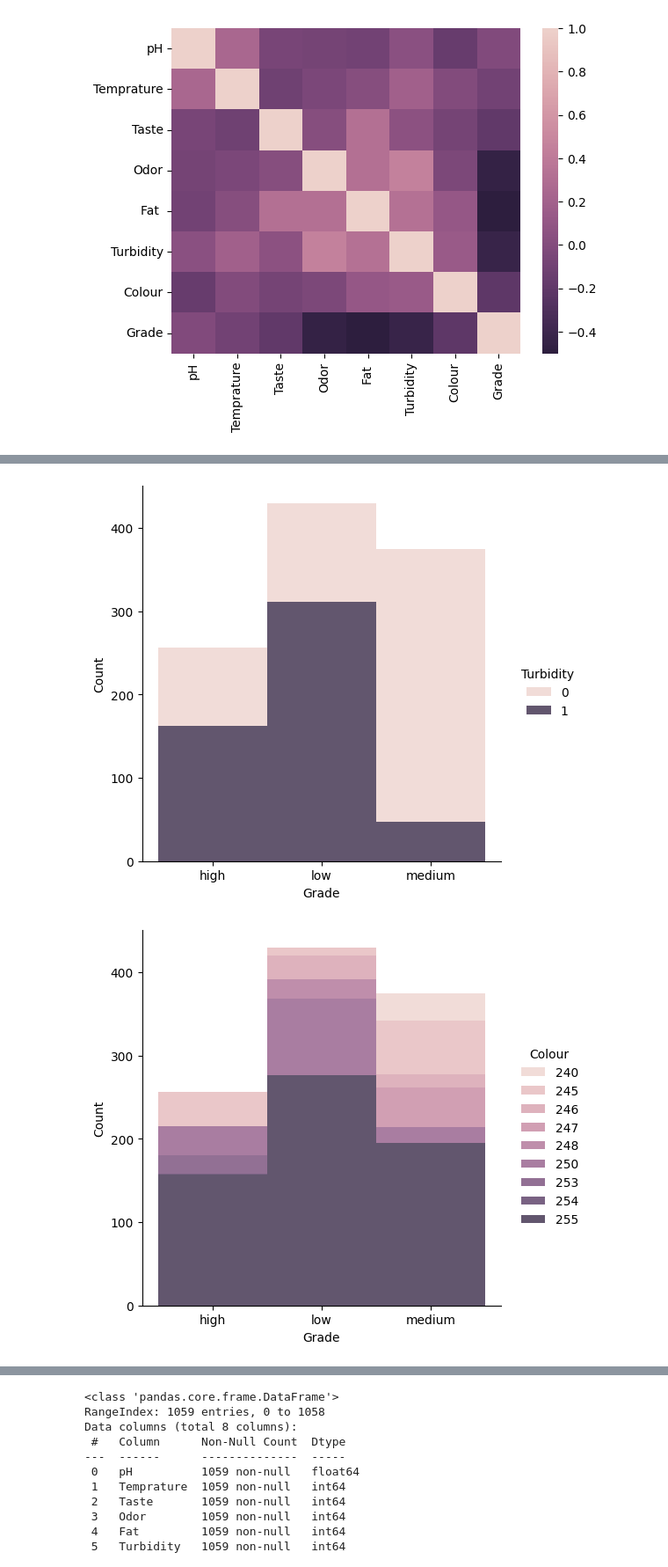
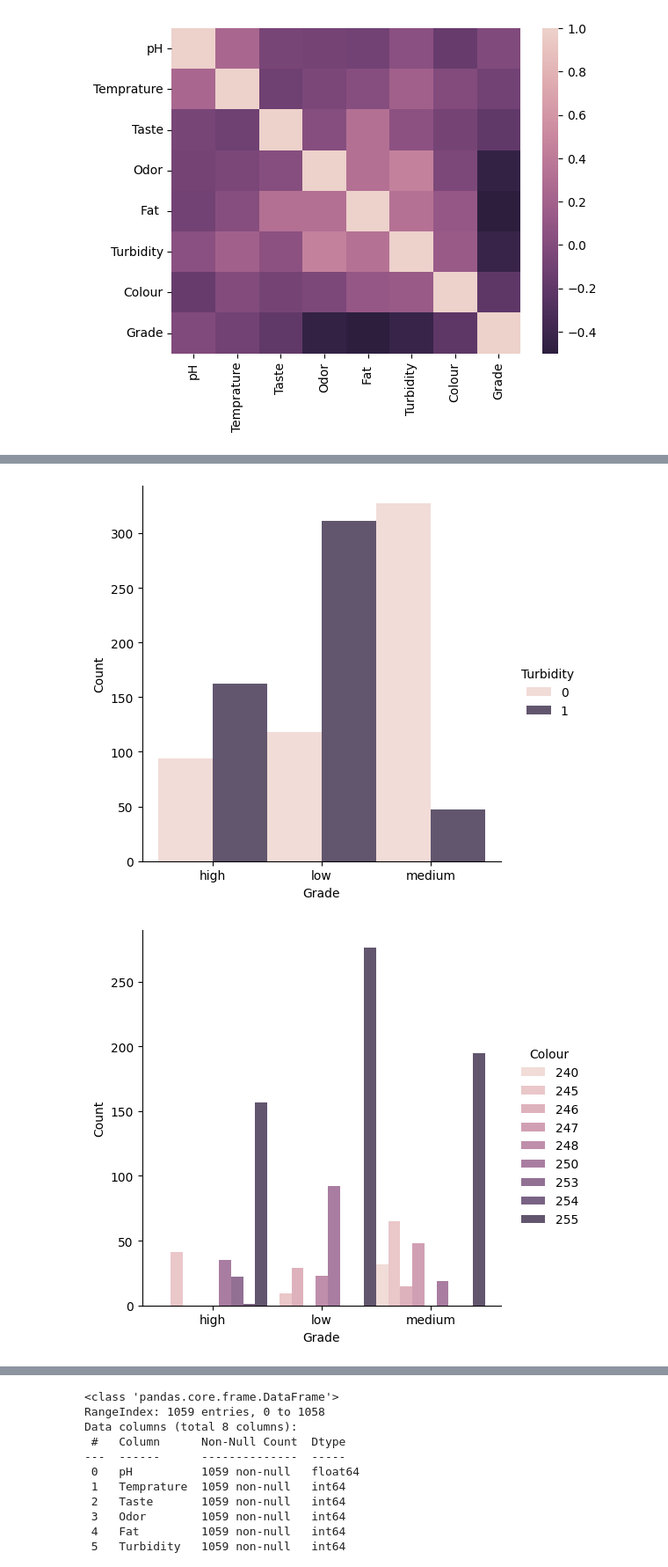
Before and after one commit to maschreider/data-analysis, a Jupyter notebook: lab1.ipynb, the cells around one changed output, grey strips where cells are left out. Shown at 88% size. Drawn from its saved outputs; the diff is of its cells as text; code cells hidden in the pictures.

```diff
--- a/lab1.ipynb
+++ b/lab1.ipynb
@@ -59,5 +59,5 @@ sns.heatmap(df_copy.corr(), cmap=sns.cubehelix_palette(reverse=True, as_cmap=Tru
 # 3.2 Побудувати гістограму розподілу ознак відносно цільової змінної
 
 for i in list(df)[:-1]:
-    sns.displot(x="Grade", hue=i, data=df, multiple='stack', linewidth=0, palette=sns.cubehelix_palette(len(df[i].unique())))
+    sns.displot(x="Grade", hue=i, data=df, multiple='dodge', linewidth=0, palette=sns.cubehelix_palette(len(df[i].unique())))
 # %% [output]
@@ -69,5 +69,5 @@ for i in list(df)[:-1]:
-[figure, old version]
+[figure, new version]
-[figure, old version]
+[figure, new version]
 # %%
 # 3.3 Побудувати boxplot-и ознак відносно цільової змінної
 
```
Also changed, not shown: parts of 11 cells of this notebook.
